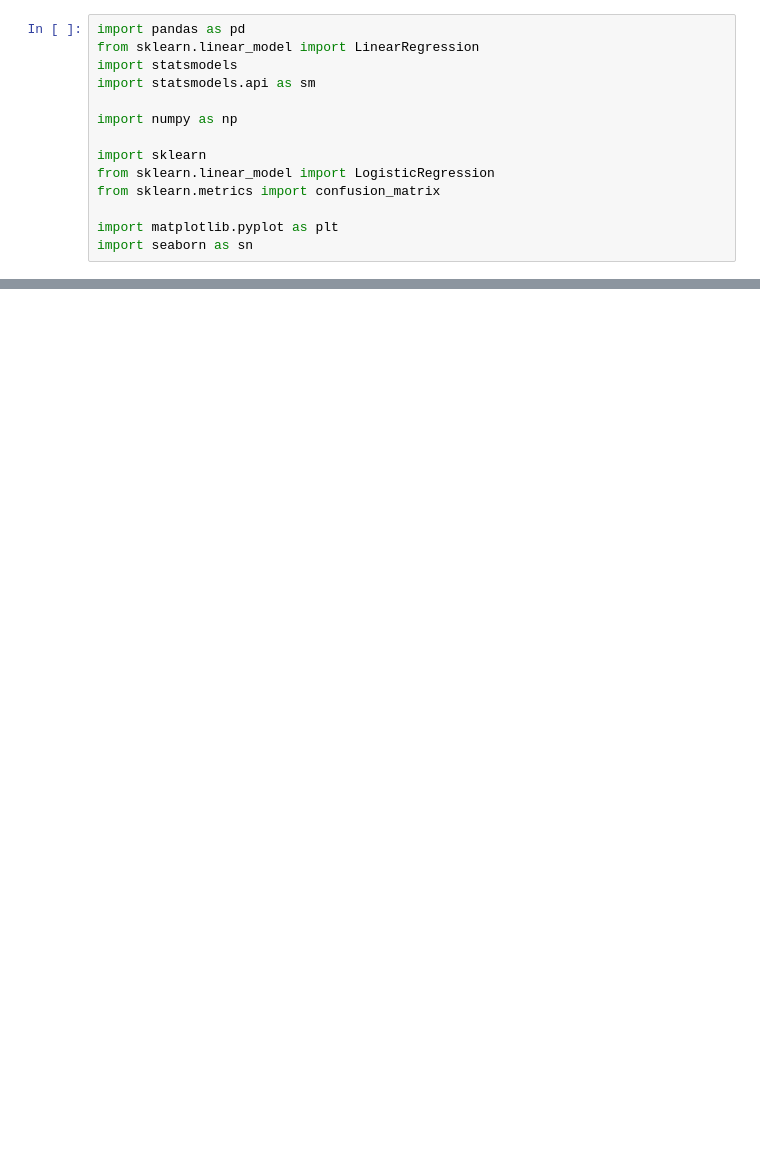
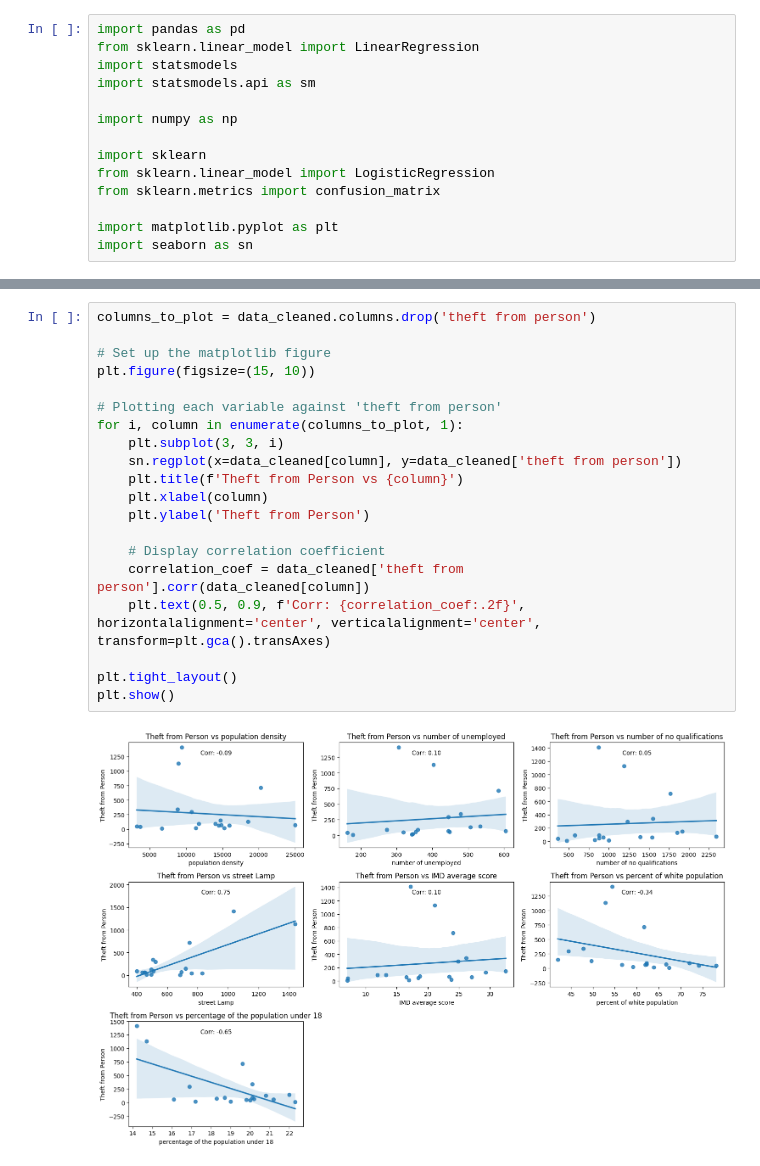
Before and after one commit to Succzzz33/QM_2023, a Jupyter notebook: 测试qm.ipynb, the cells around one changed output, grey strips where cells are left out. Cells and saved outputs as stored; diff of their text form; blank space fills up the shorter version.

```diff
--- a/测试qm.ipynb
+++ b/测试qm.ipynb
@@ -31,0 +32,22 @@ plt.show()
+# %%
+columns_to_plot = data_cleaned.columns.drop('theft from person')
+
+# Set up the matplotlib figure
+plt.figure(figsize=(15, 10))
+
+# Plotting each variable against 'theft from person'
+for i, column in enumerate(columns_to_plot, 1):
+    plt.subplot(3, 3, i)
+    sn.regplot(x=data_cleaned[column], y=data_cleaned['theft from person'])
+    plt.title(f'Theft from Person vs {column}')
+    plt.xlabel(column)
+    plt.ylabel('Theft from Person')
+
+    # Display correlation coefficient
+    correlation_coef = data_cleaned['theft from person'].corr(data_cleaned[column])
+    plt.text(0.5, 0.9, f'Corr: {correlation_coef:.2f}', horizontalalignment='center', verticalalignment='center', transform=plt.gca().transAxes)
+
+plt.tight_layout()
+plt.show()
+# %% [output]
+[figure, added]
```
Also changed, not shown: parts of 12 cells of this notebook.
